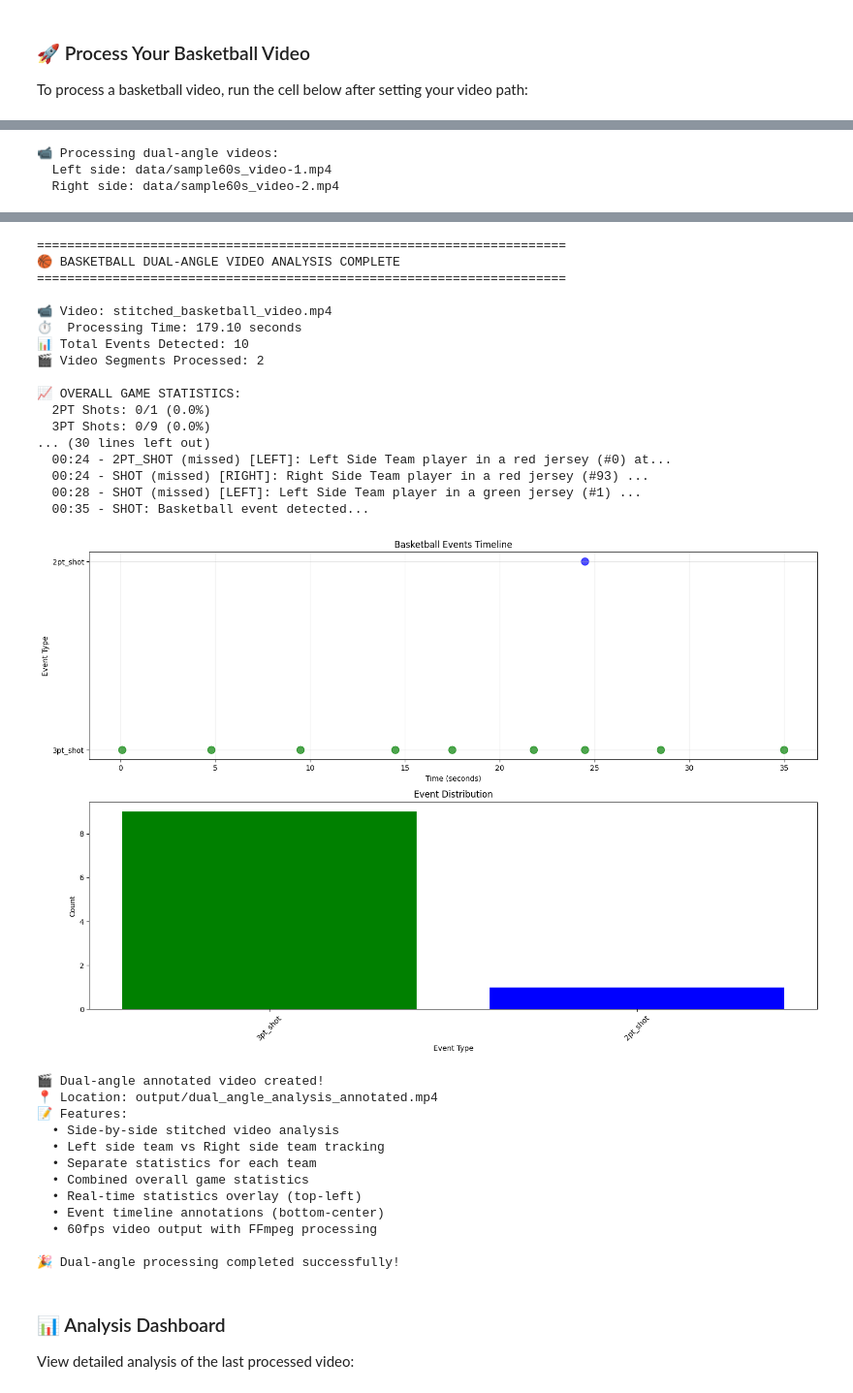
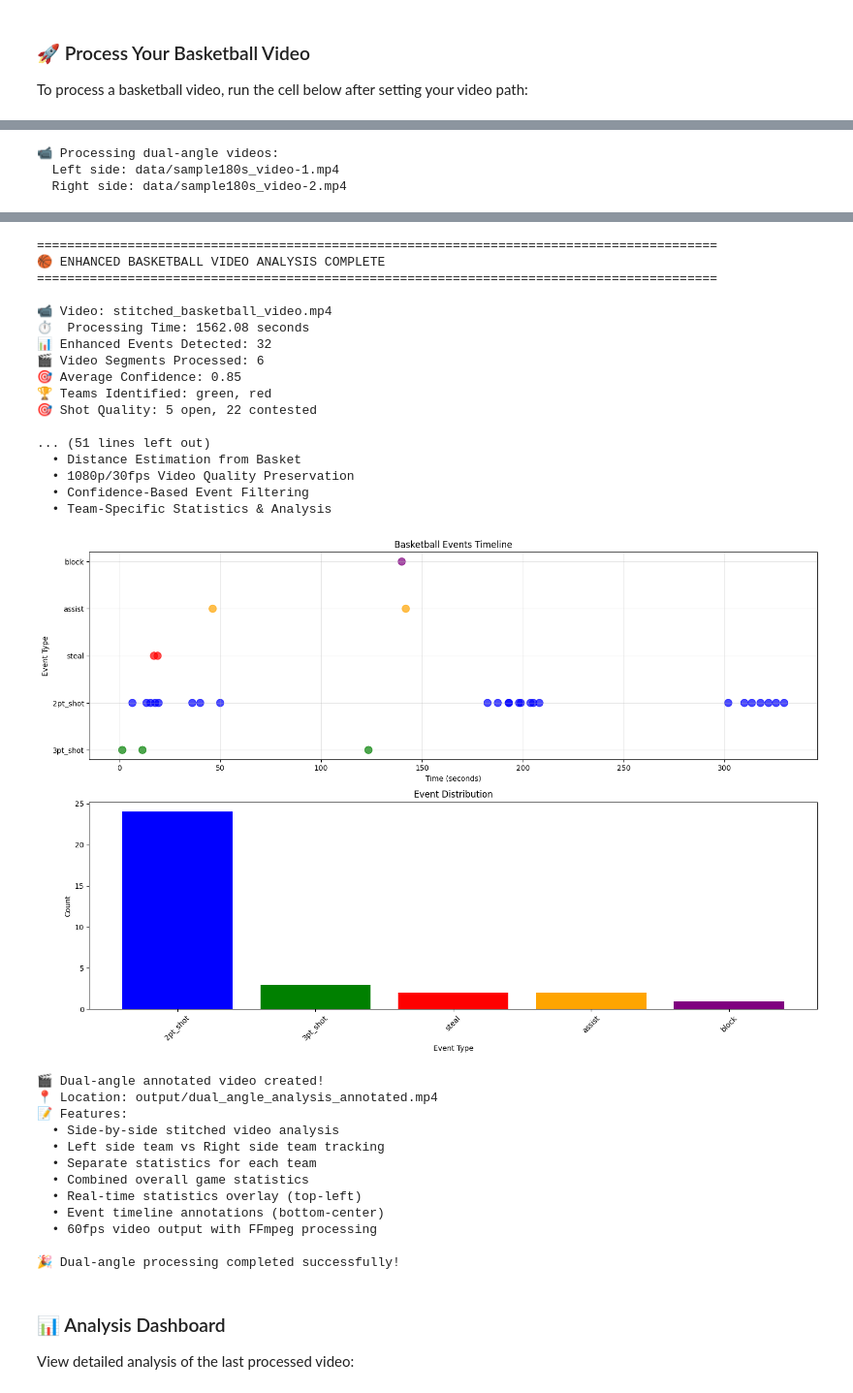
Before and after one commit to rohitmk523/basketball_poc, a Jupyter notebook: basketball_raw_video_analysis.ipynb, the cells around one changed output, grey strips where cells are left out. Shown at 97% size. Saved outputs shown, nothing was run; the diff lists cells and outputs as text; code cells hidden in the pictures.

Commit message:
change in dual angle processing. giving results but not the accurate ones

```diff
--- a/basketball_raw_video_analysis.ipynb
+++ b/basketball_raw_video_analysis.ipynb
@@ -1646,8 +1683,8 @@ To process a basketball video, run the cell below after setting your video path:
 # DUAL-ANGLE BASKETBALL VIDEO PROCESSING
 # Process the two basketball video angles and stitch them together
 
-VIDEO1_PATH = "data/sample60s_video-1.mp4"
-VIDEO2_PATH = "data/sample60s_video-2.mp4"
+VIDEO1_PATH = "data/sample180s_video-1.mp4"
+VIDEO2_PATH = "data/sample180s_video-2.mp4"
 
 # Check if both video files exist
 video1_exists = Path(VIDEO1_PATH).exists()
@@ -1717,3 +1752,3 @@ else:
 📹 Processing dual-angle videos:
-  Left side: data/sample60s_video-1.mp4
-  Right side: data/sample60s_video-2.mp4
+  Left side: data/sample180s_video-1.mp4
+  Right side: data/sample180s_video-2.mp4
@@ -1737,21 +1772,21 @@ LOCATION: Left side top of key
-======================================================================
-🏀 BASKETBALL DUAL-ANGLE VIDEO ANALYSIS COMPLETE
-======================================================================
+==========================================================================================
+🏀 ENHANCED BASKETBALL VIDEO ANALYSIS COMPLETE
+==========================================================================================
 
 📹 Video: stitched_basketball_video.mp4
-⏱️  Processing Time: 179.10 seconds
-📊 Total Events Detected: 10
-🎬 Video Segments Processed: 2
+⏱️  Processing Time: 1562.08 seconds
+📊 Enhanced Events Detected: 32
+🎬 Video Segments Processed: 6
+🎯 Average Confidence: 0.85
+🏆 Teams Identified: green, red
+🎯 Shot Quality: 5 open, 22 contested
 
-📈 OVERALL GAME STATISTICS:
-  2PT Shots: 0/1 (0.0%)
-  3PT Shots: 0/9 (0.0%)
-... (30 lines left out)
-  00:24 - 2PT_SHOT (missed) [LEFT]: Left Side Team player in a red jersey (#0) at...
-  00:24 - SHOT (missed) [RIGHT]: Right Side Team player in a red jersey (#93) ...
-  00:28 - SHOT (missed) [LEFT]: Left Side Team player in a green jersey (#1) ...
-  00:35 - SHOT: Basketball event detected...
+... (51 lines left out)
+  • Distance Estimation from Basket
+  • 1080p/30fps Video Quality Preservation
+  • Confidence-Based Event Filtering
+  • Team-Specific Statistics & Analysis
-[figure, old version]
+[figure, new version]
 🎬 Dual-angle annotated video created!
 📍 Location: output/dual_angle_analysis_annotated.mp4
 📝 Features:
```
Also changed, not shown: parts of 11 cells of this notebook, 2 other files.
